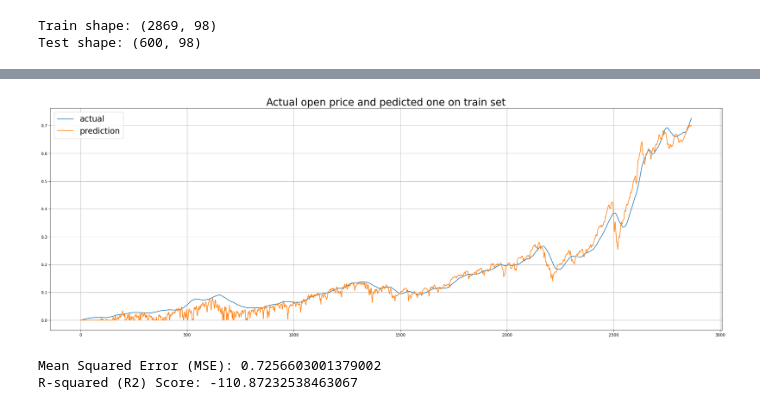
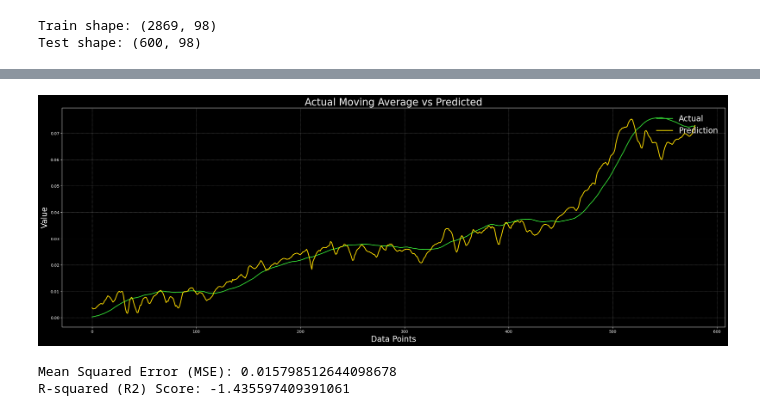
Before and after one commit to fauzan-arif/ds-capstone, a Jupyter notebook: notebooks/trading strategy.ipynb, the cells around one changed output, grey strips where cells are left out. Cells and saved outputs as stored; diff of their text form; code cells hidden in the pictures.

```diff
--- a/notebooks/trading strategy.ipynb
+++ b/notebooks/trading strategy.ipynb
@@ -258,27 +265,44 @@ y_pr=model.predict(X_trainw)
 # %%
-plt.figure(figsize=(30,10))
-plt.plot(y_trainw, label="actual")
-plt.plot(y_pr, label="prediction")
-plt.legend(fontsize=20)
-plt.grid(axis="both")
-plt.title("Actual open price and pedicted one on train set",fontsize=25)
+import matplotlib.pyplot as plt
+import matplotlib.style as style
+
+# Set the style to a dark theme
+style.use('dark_background')
+
+# Assuming y_trainw and y_pr are your actual and predicted values
+plt.figure(figsize=(30, 10))
+plt.plot(y_trainw, label='Actual', color='limegreen', linewidth=2)  # Customize the color and linewidth as needed
+plt.plot(y_pr, label='Prediction', color='gold', linewidth=2)  # Customize the color and linewidth as needed
+
+# Set title and labels with light text for better visibility
+plt.title('Actual Moving Average vs Predicted', fontsize=25, color='white')
+plt.xlabel('Data Points', fontsize=20, color='white')
+plt.ylabel('Value', fontsize=20, color='white')
+
+# Add legend with light text
+plt.legend(fontsize=20, loc='upper right', frameon=False, facecolor='none', edgecolor='none', labelcolor='white')
+
+# Add grid lines
+plt.grid(axis='both', color='gray', linestyle='--', linewidth=0.5)
+
+# Show the plot
 plt.show()
 # %% [output]
-[figure, old version]
+[figure, new version]
 # %%
 from sklearn.metrics import mean_squared_error, r2_score
 
 
 # Calculate Mean Squared Error (MSE)
-mse = mean_squared_error(y_testw, y_pred)
+mse = mean_squared_error(y_testw, y_pr)
 print(f'Mean Squared Error (MSE): {mse}')
 
 # Calculate other evaluation metrics as needed
 # For example, you can use R-squared (R2) score
-r2 = r2_score(y_testw, y_pred)
+r2 = r2_score(y_testw, y_pr)
 print(f'R-squared (R2) Score: {r2}')
 # %% [output]
-Mean Squared Error (MSE): 0.7256603001379002
-R-squared (R2) Score: -110.87232538463067
+Mean Squared Error (MSE): 0.015798512644098678
+R-squared (R2) Score: -1.435597409391061
 # %%
 from sklearn.model_selection import TimeSeriesSplit
```
Also changed, not shown: parts of 16 cells of this notebook.
